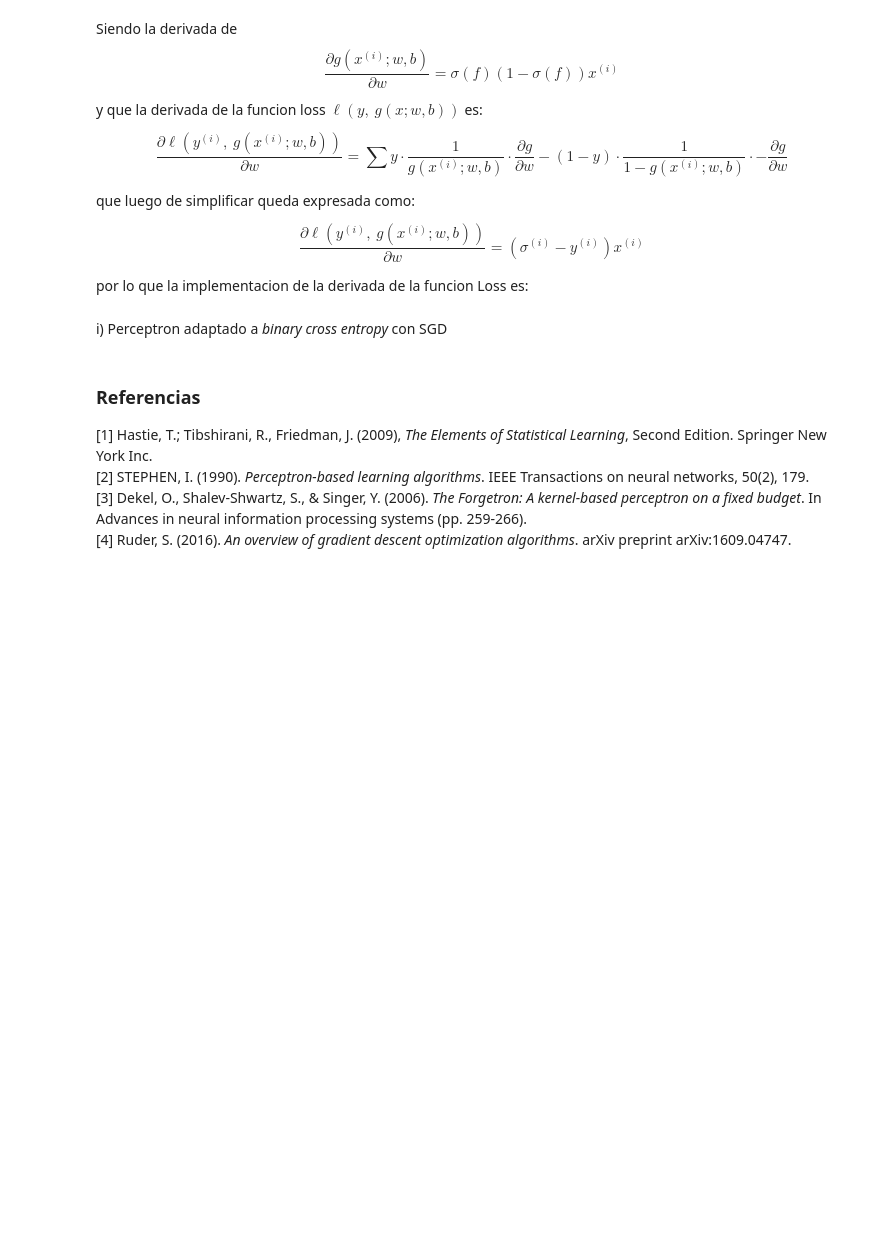
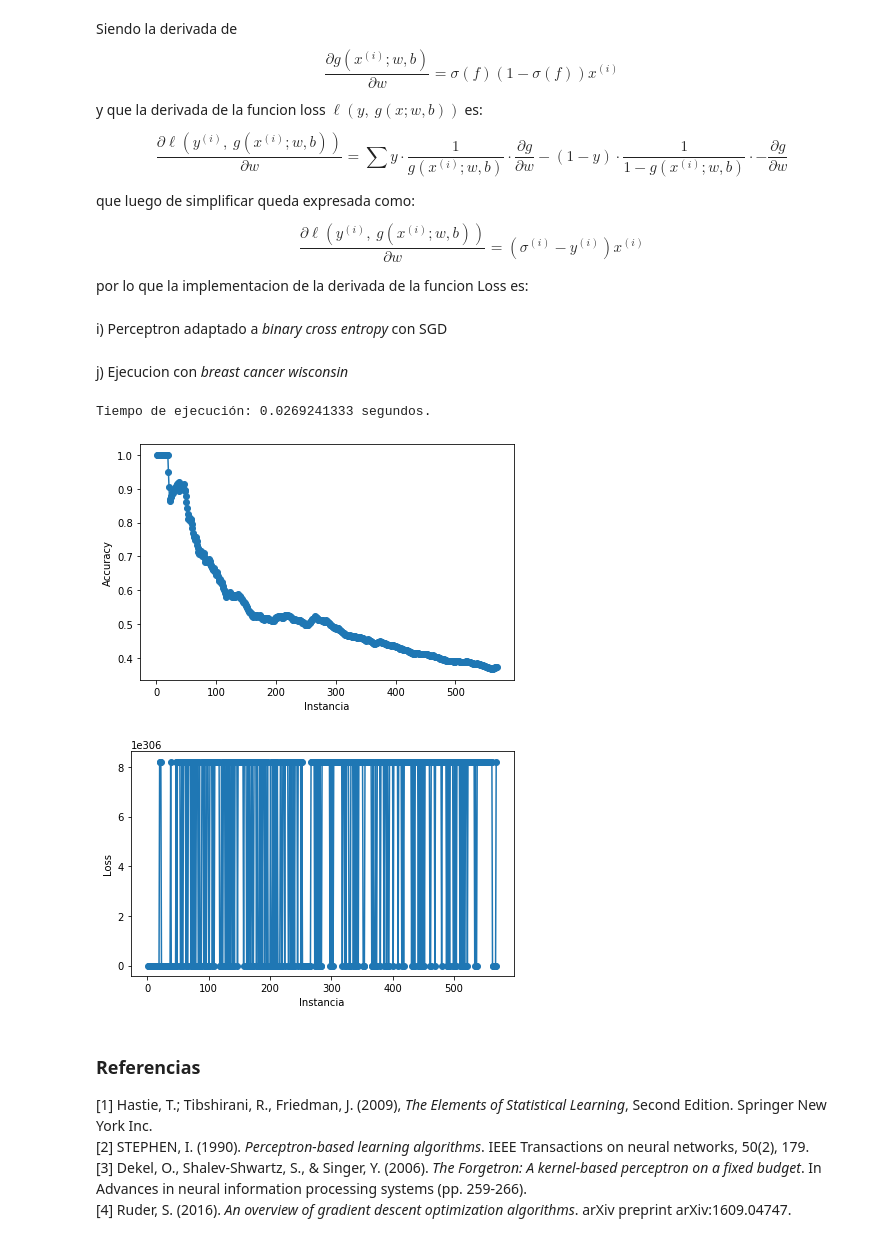
Before and after one commit to chrisgcs/Tarea0ML, a Jupyter notebook: Enunciado.ipynb, the cells around one changed output. Cells and saved outputs as stored; diff of their text form; code cells hidden in the pictures; blank space fills up the shorter version.

```diff
--- a/Enunciado.ipynb
+++ b/Enunciado.ipynb
@@ -191,13 +196,13 @@ def sigma(epsilon):
 # %% [markdown]
 g) Funcion Loss
 # %%
-def loss_function (self,y,y_predicted):
+def loss_function (y,y_predicted):
         if y_predicted == 0:
-            log = 8.218407461554972e+307
+            log = -8.218407461554972e+307
         else:
             log = math.log(y_predicted)
         if 1-y_predicted == 0:
-            log2 = 8.218407461554972e+307
+            log2 = -8.218407461554972e+307
         else :
             log2 = math.log(1-y_predicted)
         return (-y*log)-((1-y)*log2)
@@ -214,10 +219,9 @@ $$\frac{\partial\ell (y^{(i)}, \ g(x^{(i)};w,b))}{\partial w} = (\sigma^{(i)} -
 
 por lo que la implementacion de la derivada de la funcion Loss es:
 # %%
-def der_loss(x_train,y_train, weights):
+def der_loss(x_i,y_i, weights):
     der_eval = 0
-    for x_i, y_i in zip(x_train, y_train):
-        der_eval += (sigma(np.dot(weights.transpose(), x_i))-y_i)*x_i
+    der_eval += (sigma(np.dot(weights.transpose(), x_i))-y_i)*x_i
     return der_eval
 # %% [markdown]
 i) Perceptron adaptado a _binary cross entropy_ con SGD
@@ -224,3 +255,41 @@ i) Perceptron adaptado a _binary cross entropy_ con SGD
+# %% [markdown]
+j) Ejecucion con _breast cancer wisconsin_
+# %%
+from sklearn.datasets import load_breast_cancer
+
+X_train,y_train = load_breast_cancer(return_X_y=True)
+#print (y_train)
+scaler = StandardScaler().fit(X_train)
+X_train = scaler.transform(X_train)
+N = len(X_train)
+X_train = np.c_[X_train, np.ones(N)]
+
+start_time = time()
+T = train(X_train,y_train, 0.1)
+
+S = adjust(X_train,y_train, 0.1)
+
+elapsed_time = time() - start_time
+print("Tiempo de ejecución: %.10f segundos." % elapsed_time)
+
+
+plt.plot(range(1, len(T[1]) + 1), T[1], marker='o')
+plt.xlabel('Instancia')
+plt.ylabel('Accuracy')
+
+plt.tight_layout()
+plt.show()
+
+plt.plot(range(1, len(S[2]) + 1), S[2], marker='o')
+plt.xlabel('Instancia')
+plt.ylabel('Loss')
+
+plt.tight_layout()
+plt.show()
+# %% [output]
+Tiempo de ejecución: 0.0269241333 segundos.
+[figure, added]
+[figure, added]
 # %% [markdown]
 <a id="refs"></a>
 ### Referencias
```
Also changed, not shown: parts of 2 cells of this notebook, 1 other file.
